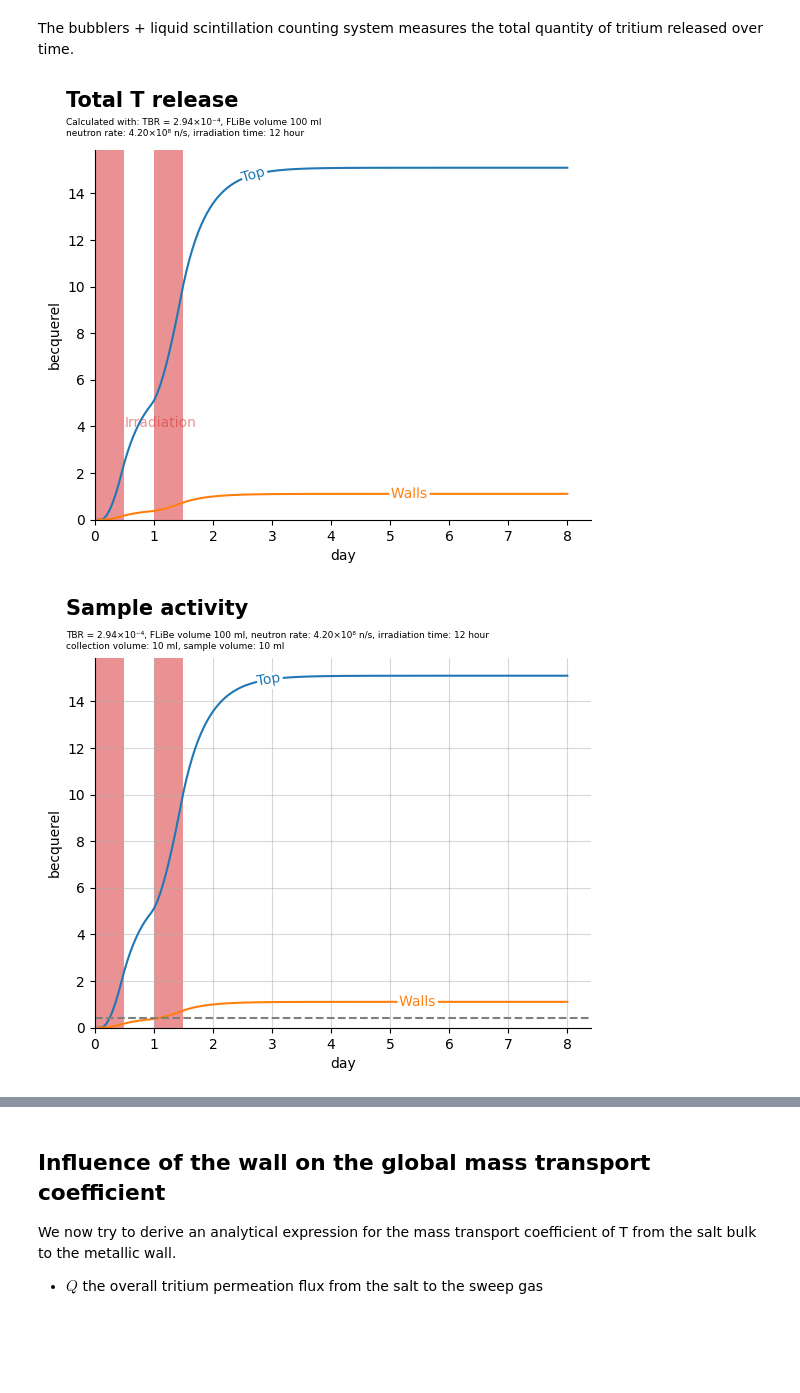
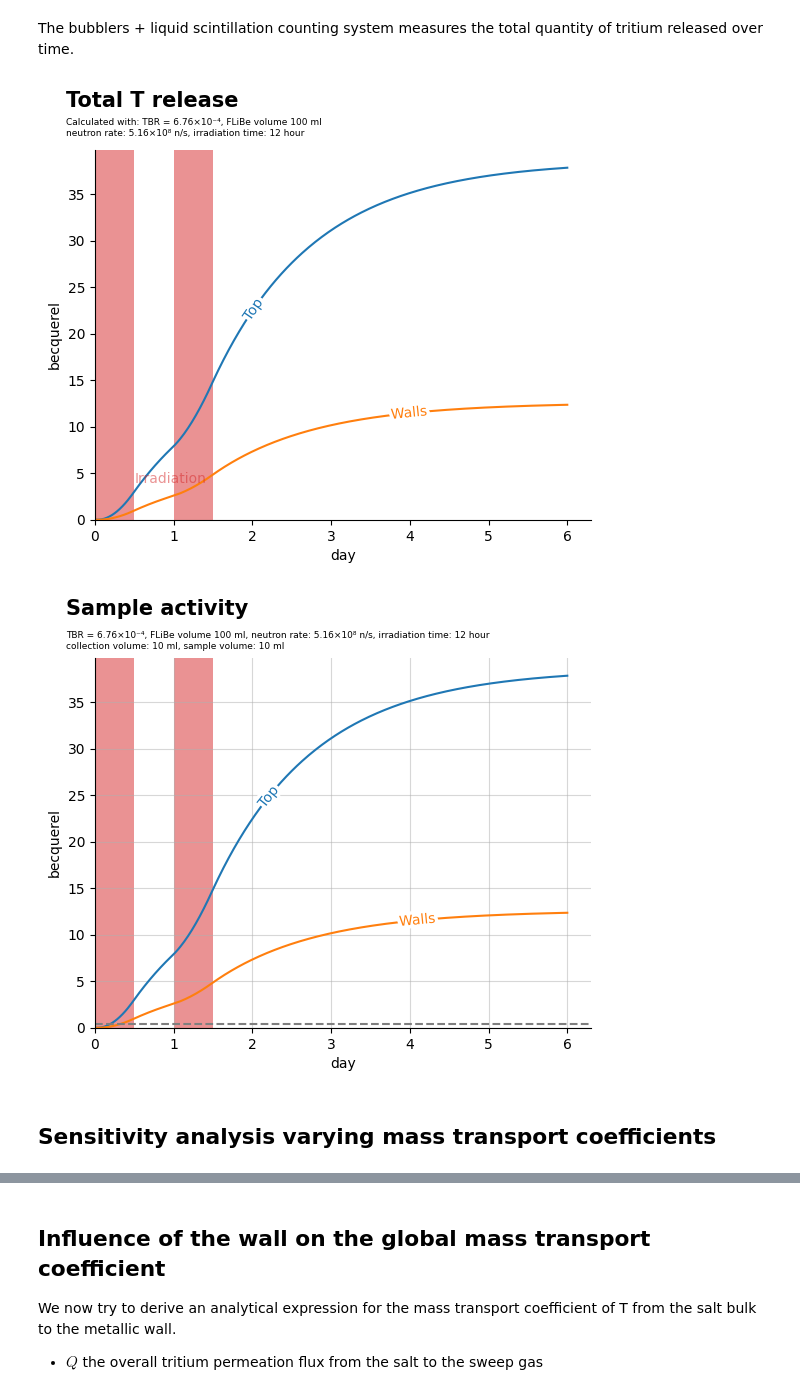
Before and after one commit to LIBRA-project/BABY-100-mL-runs, a Jupyter notebook: baby_dynamics.ipynb, the cells around one changed output, grey strips where cells are left out. Drawn from its saved outputs; the diff is of its cells as text; code cells hidden in the pictures; blank space fills up the shorter version.

```diff
--- a/baby_dynamics.ipynb
+++ b/baby_dynamics.ipynb
@@ -17,18 +17,20 @@ where $A_i$ is the contact surface area, $k_i$ are the mass transfer coefficient
 # %% [markdown]
 ## Standard BABY run
 # %%
-baby_radius = 1.77 * ureg.inches - 2 * 0.06 * ureg.inches  # from CAD drawings
+baby_diameter = 1.77 * ureg.inches - 2 * 0.06 * ureg.inches  # from CAD drawings
+baby_radius = 0.5 * baby_diameter
 baby_volume = 0.1 * ureg.L
 baby_cross_section = np.pi * baby_radius**2
 baby_height = baby_volume / baby_cross_section
 baby_model = Model(
     radius=baby_radius,
     height=baby_height,
-    TBR=2.94e-4 * ureg.particle * ureg.neutron**-1,  # Stefano's calculation 23rd Feb
+    TBR=6.76e-4 * ureg.particle * ureg.neutron**-1,
 )
+
 baby_model.number_days = 2 * ureg.days
 baby_model.exposure_time = 12 * ureg.hour
-baby_model.neutron_rate = (1.2e8 + 3e8) * ureg.neutron * ureg.s**-1
+baby_model.neutron_rate = (1.2e8 + 3.96e8) * ureg.neutron * ureg.s**-1
 baby_model.dt = 0.4 * ureg.h
 baby_model.run(6 * ureg.day)
 # %% [output]
@@ -36,6 +48,4 @@ baby_model.run(6 * ureg.day)
 # %%
-from scipy.integrate import cumulative_trapezoid
-
 time = baby_model.times.to(ureg.day)
 
 fig, (ax_inv, ax_fluxes, ax_cumul) = plt.subplots(3, 1, sharex=True, figsize=(6.4, 12))
@@ -63,18 +73,9 @@ plt.legend()
 
 plt.sca(ax_cumul)
 plt.title("Cumulative tritium release")
-integrated_top = (
-    cumulative_trapezoid(
-        release_top.to(ureg.Bq * ureg.h**-1), time.to(ureg.h), initial=0
-    )
-    * ureg.Bq
-)
-integrated_wall = (
-    cumulative_trapezoid(
-        release_walls.to(ureg.Bq * ureg.h**-1), time.to(ureg.h), initial=0
-    )
-    * ureg.Bq
-)
+integrated_top = quantity_to_activity(baby_model.integrated_release_top()).to(ureg.Bq)
+integrated_wall = quantity_to_activity(baby_model.integrated_release_wall()).to(ureg.Bq)
+
 plt.plot(time, integrated_top, label="top")
 plt.plot(time, integrated_wall, label="wall")
 plt.xlabel(f"Time ({time.units:~P})")
@@ -94,12 +95,7 @@ plt.show()
 
 This section tries to determine if we can detect T in the sweep gas for a 1L salt volume experiment.
 # %%
-baby_model.exposure_time = 12 * ureg.h
-baby_model.dt = baby_model.exposure_time/10
 print(f"Salt volume: {baby_model.volume.to(ureg.mL):.2f~P}")
 print(f"TBR: {baby_model.TBR.to(ureg.dimensionless):.4f~P}")
-
-baby_model.reset()
-baby_model.run(t_final=8*ureg.day)
 # %% [output]
 Salt volume: 100.00 ml
@@ -113,40 +105,28 @@ The bubblers + liquid scintillation counting system measures the total quantity
 # %%
 plt.gca().xaxis.set_units(ureg.day)
 
 plt.gcf().text(0.08, 0.97, "Total T release", weight="bold", fontsize=15)
 subtitle = [
     f"Calculated with: TBR = {baby_model.TBR.to(ureg.dimensionless):.2e~P}, FLiBe volume {baby_model.volume.to(ureg.ml):.0f~P}",
     f"neutron rate: {baby_model.neutron_rate:.2e~P}, irradiation time: {baby_model.exposure_time}"
 ]
 
 plt.gcf().text(0.08, 0.91, s="\n".join(subtitle), fontsize=6.5)
 
 
-integrated_top = (
-    cumulative_trapezoid(
-        top_release.to(ureg.Bq * ureg.h**-1), baby_model.times.to(ureg.h), initial=0
-    )
-    * ureg.Bq
-)
-integrated_wall = (
-    cumulative_trapezoid(
-        wall_release.to(ureg.Bq * ureg.h**-1), baby_model.times.to(ureg.h), initial=0
-    )
-    * ureg.Bq
-)
 plt.plot(baby_model.times.to(ureg.h), integrated_top, label="Top")
 plt.plot(baby_model.times.to(ureg.h), integrated_wall, label="Walls")
 
 for day in range(baby_model.number_days.to(ureg.day).magnitude):
     plt.axvspan(0*ureg.h + day*ureg.day, baby_model.exposure_time+ day*ureg.day, facecolor='tab:red', alpha=0.5)
 plt.annotate("Irradiation", (baby_model.exposure_time, 4*ureg.Bq), color="tab:red", alpha=0.5)
 labelLines(plt.gca().get_lines(), zorder=2.5)
 plt.xlim(left=0*ureg.h)
 plt.ylim(bottom=0*ureg.Bq)
 plt.gca().spines.top.set_visible(False)
 plt.gca().spines.right.set_visible(False)
 # %% [output]
-[figure, old version]
+[figure, new version]
 # %%
 COLLECTION_VOLUME = 10 * ureg.ml
 LSC_SAMPLE_VOLUME = 10 * ureg.ml
@@ -190,4 +170,6 @@ plt.gca().spines.top.set_visible(False)
 plt.gca().spines.right.set_visible(False)
 plt.grid(alpha=0.5)
 # %% [output]
-[figure, old version]
+[figure, new version]
+# %% [markdown]
+## Sensitivity analysis varying mass transport coefficients
```
Also changed, not shown: parts of 8 cells of this notebook, 1 other file.
